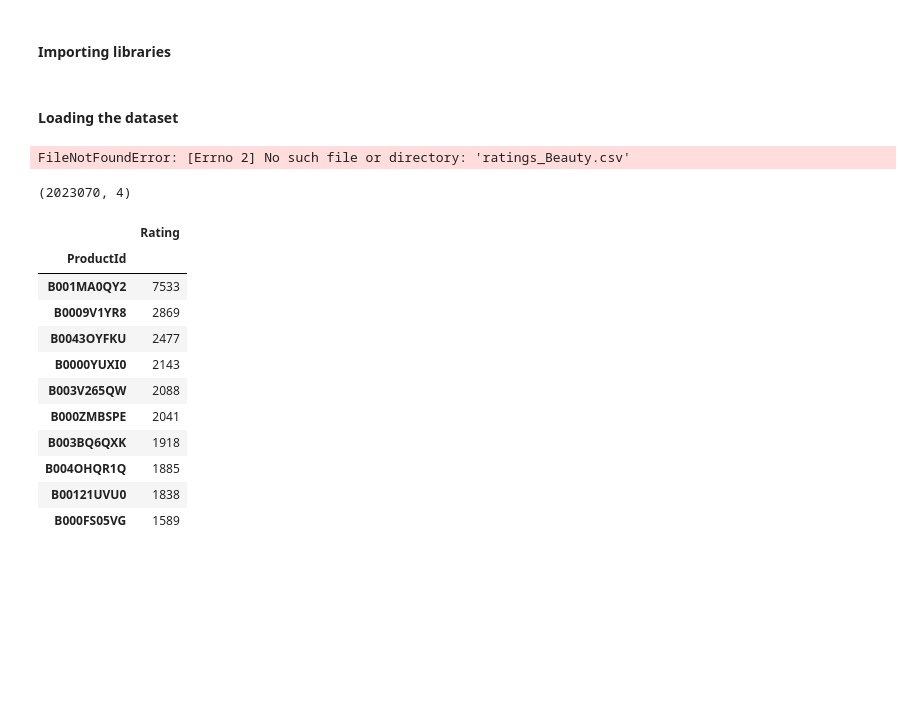
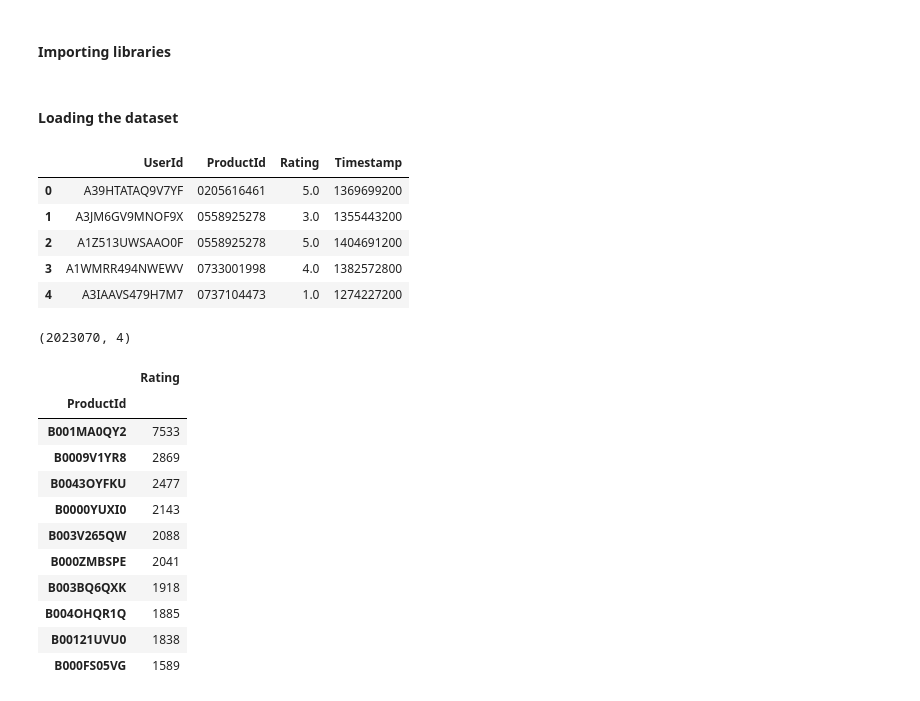
Before and after one commit to pydevcasts/MLHub, a Jupyter notebook: Course/Recommendation System .ipynb, the cells around one changed output. Cells and saved outputs as stored; diff of their text form; code cells hidden in the pictures; blank space fills up the shorter version.

```diff
--- a/Course/Recommendation System .ipynb
+++ b/Course/Recommendation System .ipynb
@@ -35,11 +34,16 @@ from sklearn.decomposition import TruncatedSVD
 # %% [markdown]
 #### Loading the dataset
 # %%
-amazon_ratings = pd.read_csv('ratings_Beauty.csv')
+amazon_ratings = pd.read_csv('../DataSets/ratings_Beauty.csv')
 amazon_ratings = amazon_ratings.dropna()
 amazon_ratings.head()
 # %% [output]
-FileNotFoundError: [Errno 2] No such file or directory: 'ratings_Beauty.csv'
+|  | UserId | ProductId | Rating | Timestamp |
+| 0 | A39HTATAQ9V7YF | 0205616461 | 5.0 | 1369699200 |
+| 1 | A3JM6GV9MNOF9X | 0558925278 | 3.0 | 1355443200 |
+| 2 | A1Z513UWSAAO0F | 0558925278 | 5.0 | 1404691200 |
+| 3 | A1WMRR494NWEWV | 0733001998 | 4.0 | 1382572800 |
+| 4 | A3IAAVS479H7M7 | 0737104473 | 1.0 | 1274227200 |
 # %%
 amazon_ratings.shape
 # %% [output]
```
Also changed, not shown: parts of 62 cells of this notebook, 3 other files.
